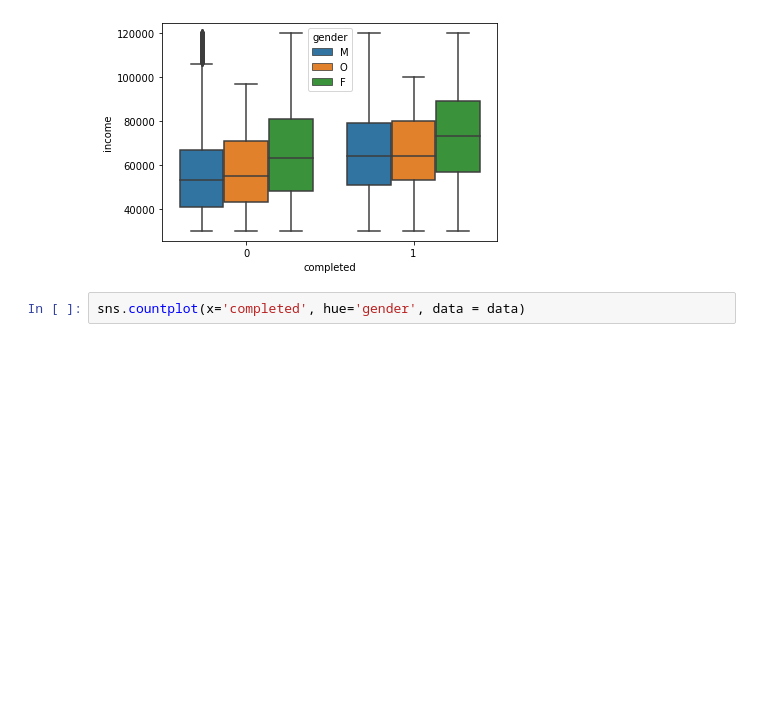
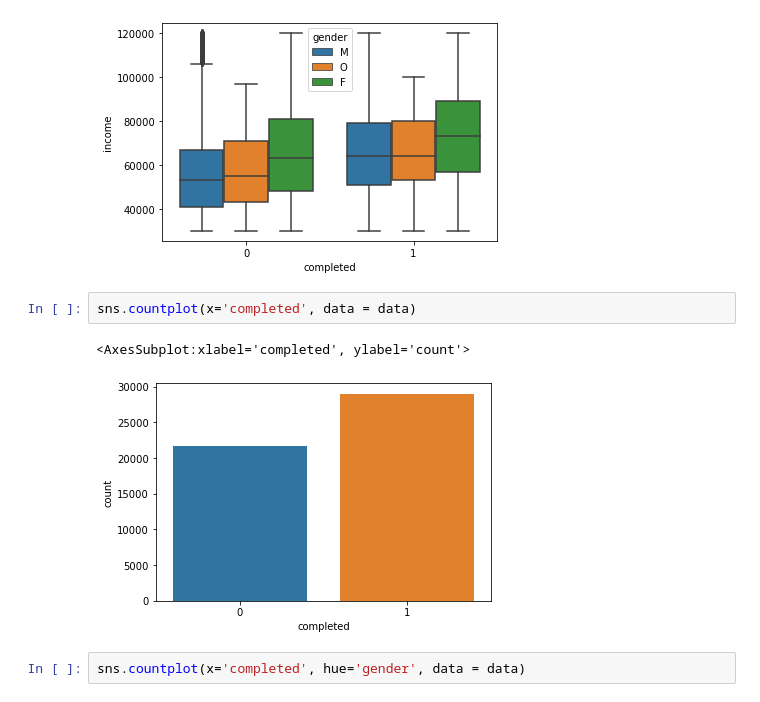
Before and after one commit to yencth/Starsbuck-analysis, a Jupyter notebook: Starbucks_Capstone_notebook.ipynb, the cells around one changed output. Cells and saved outputs as stored; diff of their text form; blank space fills up the shorter version.

```diff
--- a/Starbucks_Capstone_notebook.ipynb
+++ b/Starbucks_Capstone_notebook.ipynb
@@ -539,6 +536,11 @@ sns.boxplot(x='completed', y='income', hue='gender', data=data)
 # %% [output]
 <AxesSubplot:xlabel='completed', ylabel='income'>
 [figure]
+# %%
+sns.countplot(x='completed', data = data)
+# %% [output]
+<AxesSubplot:xlabel='completed', ylabel='count'>
+[figure, added]
 # %%
 sns.countplot(x='completed', hue='gender', data = data)
 # %% [output]
```
Also changed, not shown: parts of 15 cells of this notebook.
